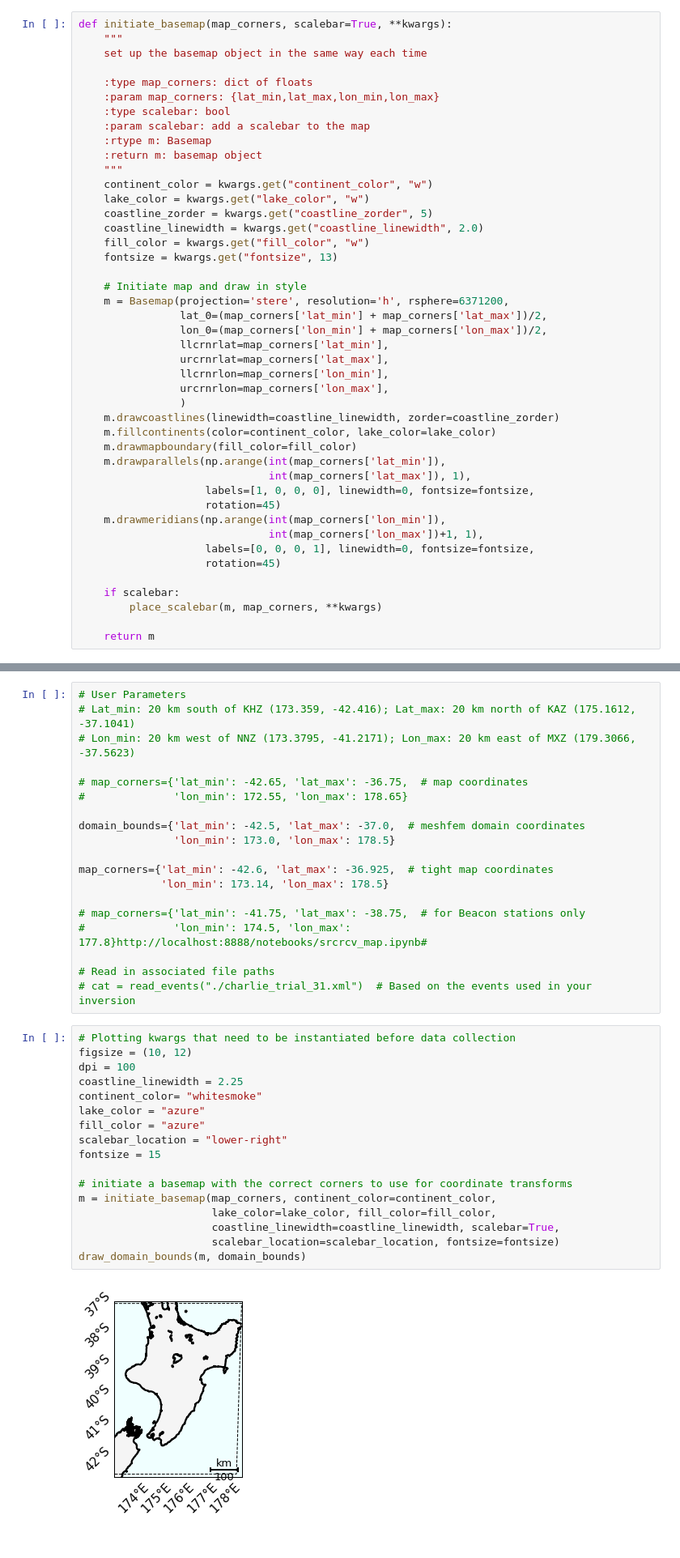
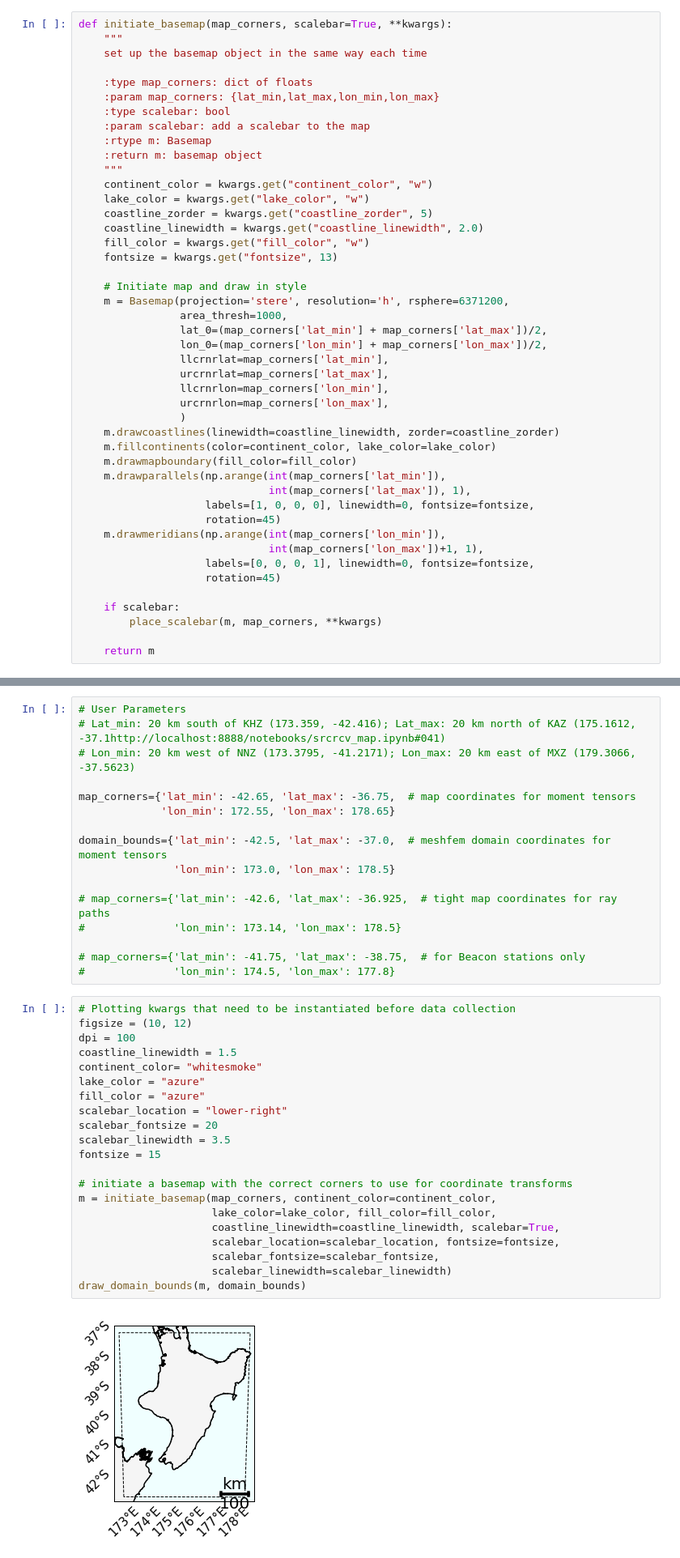
Before and after one commit to bch0w/spectral, a Jupyter notebook: publications/srcrcv_map.ipynb, the cells around one changed output, grey strips where cells are left out. Shown at 81% size. Drawn from its saved outputs; the diff is of its cells as text.

```diff
--- a/publications/srcrcv_map.ipynb
+++ b/publications/srcrcv_map.ipynb
@@ -74,6 +74,7 @@ def initiate_basemap(map_corners, scalebar=True, **kwargs):
 
     # Initiate map and draw in style
     m = Basemap(projection='stere', resolution='h', rsphere=6371200,
+                area_thresh=1000,
                 lat_0=(map_corners['lat_min'] + map_corners['lat_max'])/2,
                 lon_0=(map_corners['lon_min'] + map_corners['lon_max'])/2,
                 llcrnrlat=map_corners['lat_min'],
@@ -496,41 +504,42 @@ def draw_domain_bounds(m, bounds):
     plt.gca().add_patch(poly)
 # %%
 # User Parameters
-# Lat_min: 20 km south of KHZ (173.359, -42.416); Lat_max: 20 km north of KAZ (175.1612, -37.1041)
+# Lat_min: 20 km south of KHZ (173.359, -42.416); Lat_max: 20 km north of KAZ (175.1612, -37.1http://localhost:8888/notebooks/srcrcv_map.ipynb#041)
 # Lon_min: 20 km west of NNZ (173.3795, -41.2171); Lon_max: 20 km east of MXZ (179.3066, -37.5623)
 
-# map_corners={'lat_min': -42.65, 'lat_max': -36.75,  # map coordinates
-#              'lon_min': 172.55, 'lon_max': 178.65}
+map_corners={'lat_min': -42.65, 'lat_max': -36.75,  # map coordinates for moment tensors
+             'lon_min': 172.55, 'lon_max': 178.65}
 
-domain_bounds={'lat_min': -42.5, 'lat_max': -37.0,  # meshfem domain coordinates
+domain_bounds={'lat_min': -42.5, 'lat_max': -37.0,  # meshfem domain coordinates for moment tensors
                'lon_min': 173.0, 'lon_max': 178.5}
 
-map_corners={'lat_min': -42.6, 'lat_max': -36.925,  # tight map coordinates
-             'lon_min': 173.14, 'lon_max': 178.5}
+# map_corners={'lat_min': -42.6, 'lat_max': -36.925,  # tight map coordinates for ray paths
+#              'lon_min': 173.14, 'lon_max': 178.5}
 
 # map_corners={'lat_min': -41.75, 'lat_max': -38.75,  # for Beacon stations only
-#              'lon_min': 174.5, 'lon_max': 177.8}http://localhost:8888/notebooks/srcrcv_map.ipynb#
-
-# Read in associated file paths
-# cat = read_events("./charlie_trial_31.xml")  # Based on the events used in your inversion
+#              'lon_min': 174.5, 'lon_max': 177.8}
 # %%
 # Plotting kwargs that need to be instantiated before data collection
 figsize = (10, 12)
 dpi = 100
-coastline_linewidth = 2.25
+coastline_linewidth = 1.5
 continent_color= "whitesmoke"
 lake_color = "azure"
 fill_color = "azure"
 scalebar_location = "lower-right"
+scalebar_fontsize = 20
+scalebar_linewidth = 3.5
 fontsize = 15
 
 # initiate a basemap with the correct corners to use for coordinate transforms
 m = initiate_basemap(map_corners, continent_color=continent_color,
                      lake_color=lake_color, fill_color=fill_color,
                      coastline_linewidth=coastline_linewidth, scalebar=True,
-                     scalebar_location=scalebar_location, fontsize=fontsize)
+                     scalebar_location=scalebar_location, fontsize=fontsize,
+                     scalebar_fontsize=scalebar_fontsize,
+                     scalebar_linewidth=scalebar_linewidth)
 draw_domain_bounds(m, domain_bounds)
 # %% [output]
-[figure, old version]
+[figure, new version]
 # %%
 # STATION INFORMATION
```
Also changed, not shown: parts of 14 cells of this notebook, 3 other files.
